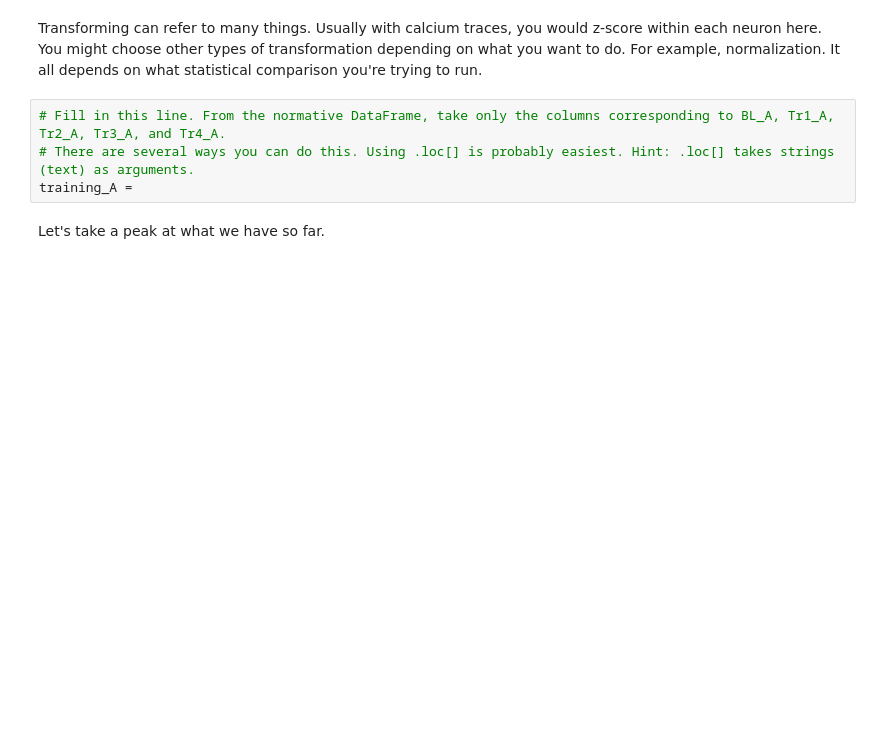
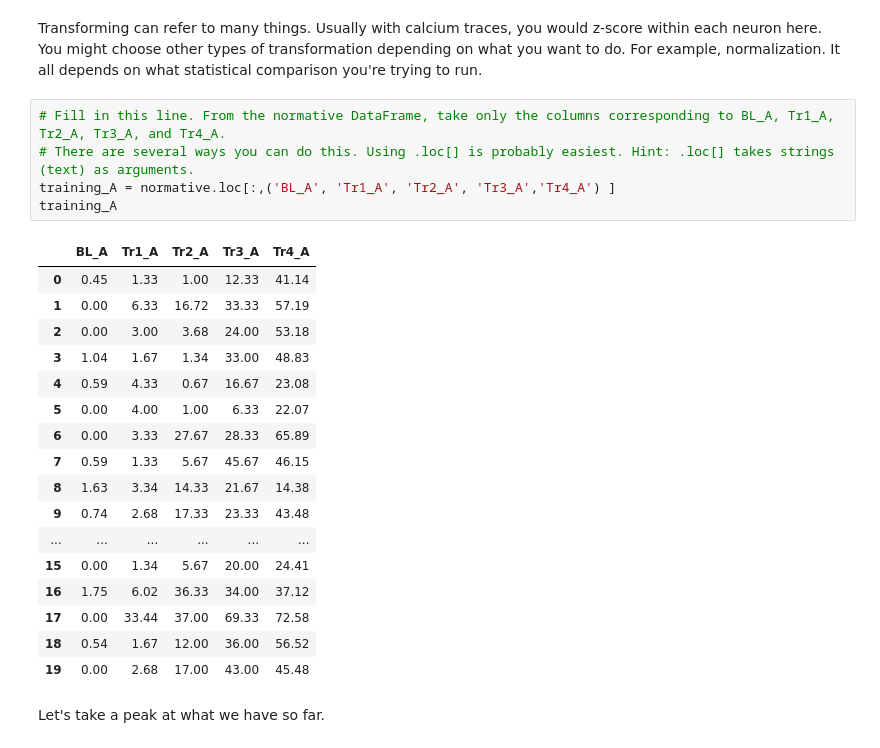
Before and after one commit to wmau/PythonForNeuro, a Jupyter notebook: IPython Notebooks/L3_Indexing, analysis workflow.ipynb, the cells around one changed output. Drawn from its saved outputs; the diff is of its cells as text; blank space fills up the shorter version.

```diff
--- a/IPython Notebooks/L3_Indexing, analysis workflow.ipynb
+++ b/IPython Notebooks/L3_Indexing, analysis workflow.ipynb
@@ -103,7 +188,26 @@ Transforming can refer to many things. Usually with calcium traces, you would z-
 # %%
 # Fill in this line. From the normative DataFrame, take only the columns corresponding to BL_A, Tr1_A, Tr2_A, Tr3_A, and Tr4_A.
 # There are several ways you can do this. Using .loc[] is probably easiest. Hint: .loc[] takes strings (text) as arguments.
-training_A =
+training_A = normative.loc[:,('BL_A', 'Tr1_A', 'Tr2_A', 'Tr3_A','Tr4_A') ]
+training_A
+# %% [output]
+|  | BL_A | Tr1_A | Tr2_A | Tr3_A | Tr4_A |
+| 0 | 0.45 | 1.33 | 1.00 | 12.33 | 41.14 |
+| 1 | 0.00 | 6.33 | 16.72 | 33.33 | 57.19 |
+| 2 | 0.00 | 3.00 | 3.68 | 24.00 | 53.18 |
+| 3 | 1.04 | 1.67 | 1.34 | 33.00 | 48.83 |
+| 4 | 0.59 | 4.33 | 0.67 | 16.67 | 23.08 |
+| 5 | 0.00 | 4.00 | 1.00 | 6.33 | 22.07 |
+| 6 | 0.00 | 3.33 | 27.67 | 28.33 | 65.89 |
+| 7 | 0.59 | 1.33 | 5.67 | 45.67 | 46.15 |
+| 8 | 1.63 | 3.34 | 14.33 | 21.67 | 14.38 |
+| 9 | 0.74 | 2.68 | 17.33 | 23.33 | 43.48 |
+| ... | ... | ... | ... | ... | ... |
+| 15 | 0.00 | 1.34 | 5.67 | 20.00 | 24.41 |
+| 16 | 1.75 | 6.02 | 36.33 | 34.00 | 37.12 |
+| 17 | 0.00 | 33.44 | 37.00 | 69.33 | 72.58 |
+| 18 | 0.54 | 1.67 | 12.00 | 36.00 | 56.52 |
+| 19 | 0.00 | 2.68 | 17.00 | 43.00 | 45.48 |
 # %% [markdown]
 Let's take a peak at what we have so far.
 # %%
```
Also changed, not shown: parts of 18 cells of this notebook, 1 other file.
